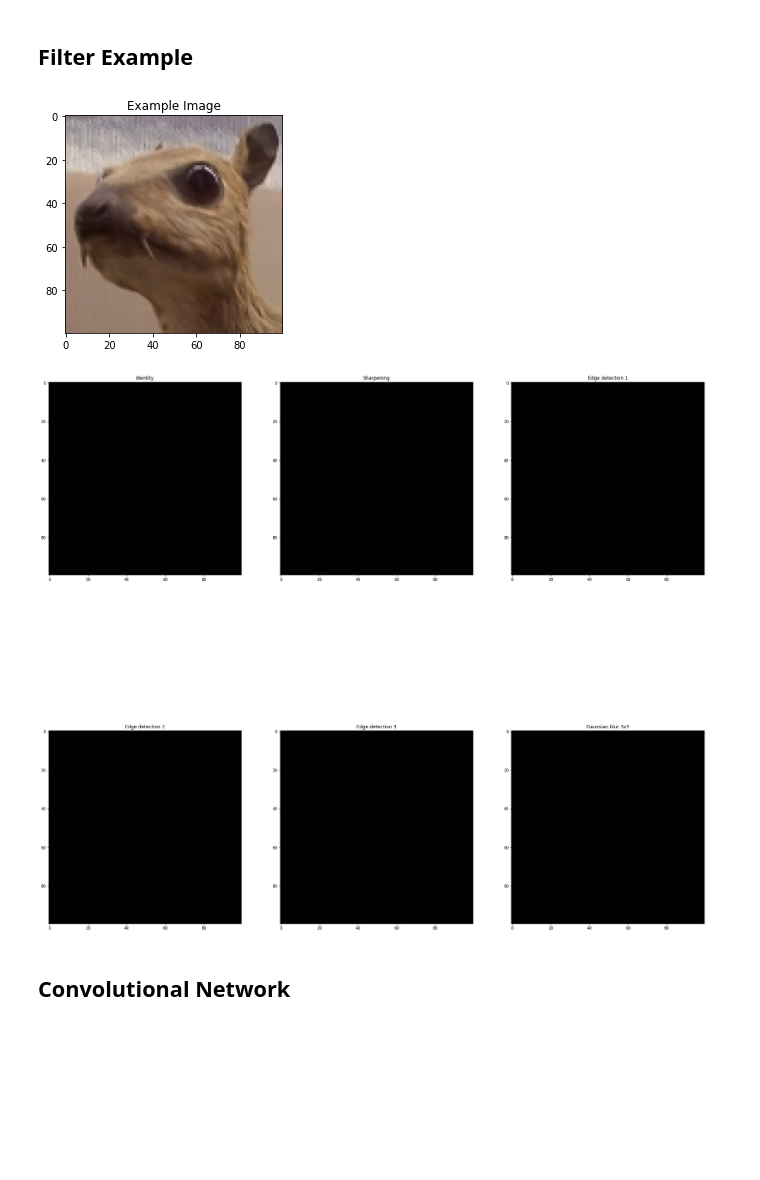
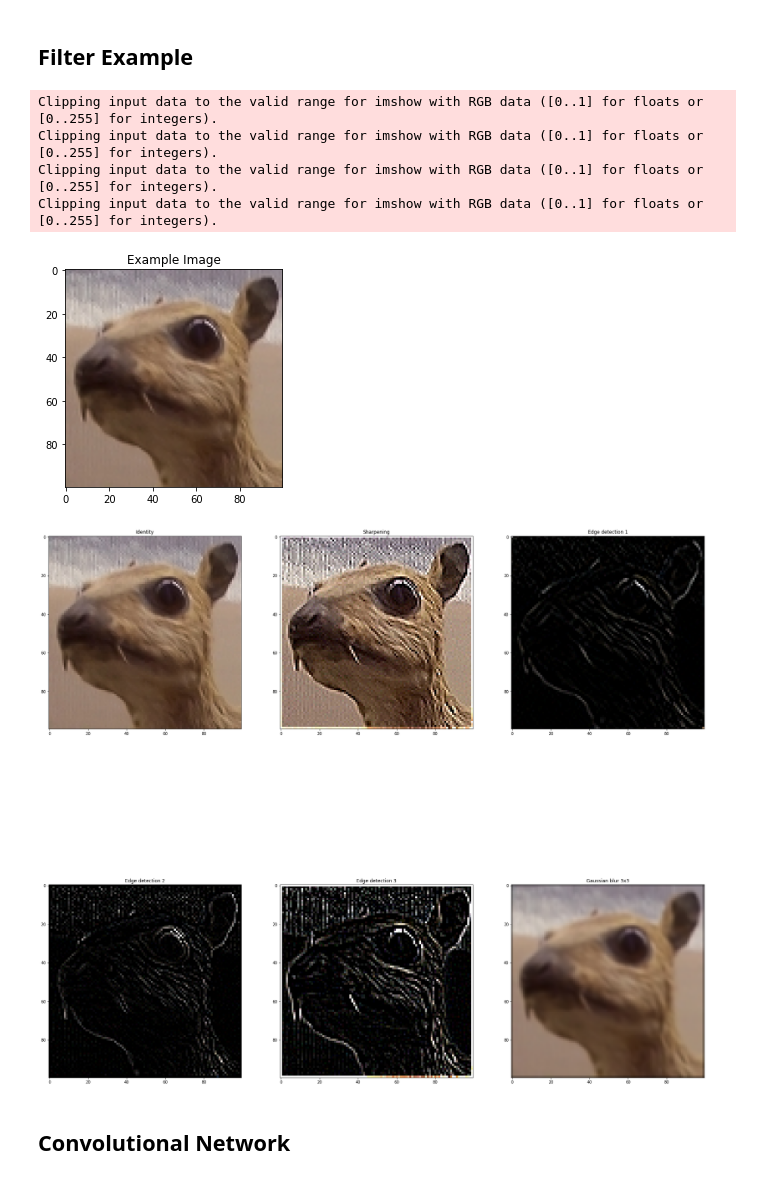
Before and after one commit to lyrorz/Info2, a Jupyter notebook: CSME2-WS21-BPA2-CNN_with_NumPy.ipynb, the cells around one changed output. Saved outputs shown, nothing was run; the diff lists cells and outputs as text; code cells hidden in the pictures; blank space fills up the shorter version.

```diff
--- a/CSME2-WS21-BPA2-CNN_with_NumPy.ipynb
+++ b/CSME2-WS21-BPA2-CNN_with_NumPy.ipynb
@@ -29,9 +29,9 @@ def add_padding(image, P):
     ##### FILL HERE #####
     #### Question 1.1 ###
     padding_image = image
-    shape = image.shape
-    padding_image = np.vstack((np.zeros((P,shape[1],shape[2])),padding_image,np.zeros((P,shape[1],shape[2]))))
-    padded_image = np.hstack((np.zeros((2*P+shape[1],P,shape[2])),padding_image,np.zeros((2*P+shape[1],P,shape[2]))))
+    h,w,F = image.shape
+    padding_image = np.vstack((np.zeros((P,w,F)),padding_image,np.zeros((P,w,F))))
+    padded_image = np.hstack((np.zeros((2*P+h,P,F)),padding_image,np.zeros((2*P+h,P,F))))
     #####################
 
     return padded_image
@@ -42,7 +42,7 @@ def convolve(kernels, images, S):
     batch_size, h_in, w_in, F_in = images.shape
     F_out = kernels.shape[3]
     K = kernels.shape[0]
-    assert F_in[3] == kernels.shape[2], f'Size mismatch: images and kernels have different number of input filters ({F_in} != {kernels.shape[2]})'
+    assert F_in == kernels.shape[2], f'Size mismatch: images and kernels have different number of input filters ({F_in} != {kernels.shape[2]})'
     assert kernels.shape[0] == kernels.shape[1], 'Nonsquare kernel'
 
     h_out = (h_in - K) / S + 1
@@ -54,42 +54,66 @@ def convolve(kernels, images, S):
 
     ##### FILL HERE #####
     #### Question 1.2 ###
-    out = None
+    out = np.zeros((batch_size,h_out,w_out,F_out))
+    for n in range(batch_size):
+        for p in range(h_out):
+            for q in range(w_out):
+                out[n,p,q] = [0 for _ in range(F_out)]
+                for i in range(K):
+                    for j in range(K):
+                        out[n,p,q] += images[n,p*S+i,q*S+j]@kernels[i,j]
     #####################
-
     return out
 # %% [markdown]
 ## Filter Example
 # %%
 def filter_example():
     example_img = mpimg.imread(EXAMPLE_IMAGE)
     plt.imshow(example_img)
     plt.title('Example Image')
 
     # Add a batch dimension to match with our requirements
     example_img = example_img[np.newaxis, :, :, :]
 
-
     ##### FILL HERE #####
     #### Question 1.3 ###
     filtered_images = np.zeros((6, *example_img.shape[1:]), dtype=float)
-    #####################
+    ######################
+    images = np.array([add_padding(example_img[0],1)])
+    kernel = np.zeros((6,3,3))
+    kernel[0] = np.array([[0,0,0],[0,1,0],[0,0,0]])
+    kernel[1] = np.array([[0,-1,0],[-1,5,-1],[0,-1,0]])
+    kernel[2] = np.array([[1,0,-1],[0,0,0],[-1,0,1]])
+    kernel[3] = np.array([[0,1,0],[1,-4,1],[0,1,0]])
+    kernel[4] = np.array([[-1,-1,-1],[-1,8,-1],[-1,-1,-1]])
+    kernel[5] = np.array([[1,2,1],[2,4,2],[1,2,1]])/16
+    kernels  = np.zeros((6,3,3,3,3))
+    for n in range(6):
+        for i in range(3):
+            for j in range(3):
+                kernels[n,i,j] = np.eye(3,3)*kernel[n][i,j]
+    for i in range(6):
+        filtered_images[i] = convolve(kernels[i],images,1)
 
     # You may need to re-order this list to have the correct titles
     names = ['Identity', 'Sharpening', 'Edge detection 1', 'Edge detection 2', 'Edge detection 3', 'Gaussian blur 3x3']
     fig, axs = plt.subplots(2, 3, figsize=(30,30))
 
     for b in range(filtered_images.shape[0]):
         i = b // 3
         j = b % 3
         axs[i, j].imshow(filtered_images[b, :, :, :])
         axs[i, j].set_title(names[b])
 
 
 filter_example()
 # %% [output]
+Clipping input data to the valid range for imshow with RGB data ([0..1] for floats or [0..255] for integers).
+Clipping input data to the valid range for imshow with RGB data ([0..1] for floats or [0..255] for integers).
+Clipping input data to the valid range for imshow with RGB data ([0..1] for floats or [0..255] for integers).
+Clipping input data to the valid range for imshow with RGB data ([0..1] for floats or [0..255] for integers).
 [figure]
-[figure, old version]
+[figure, new version]
 # %% [markdown]
 ## Convolutional Network
 # %%
```
Also changed, not shown: 2 other files.
